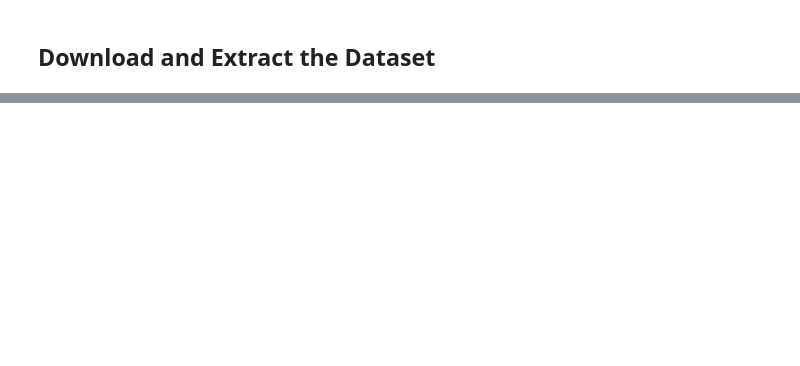
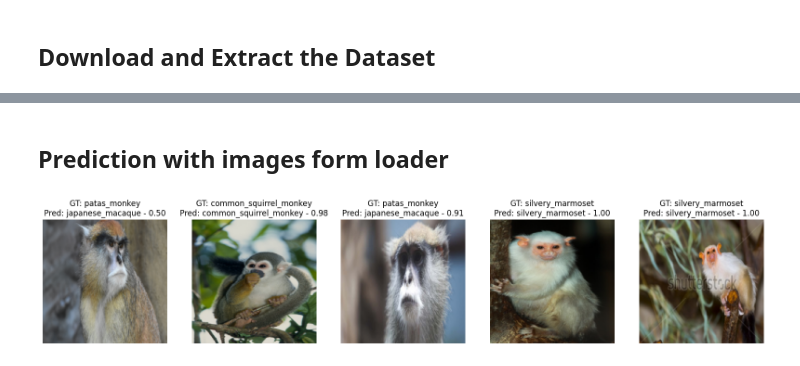
Before and after one commit to Jaiaaryan/CV_using_DL, a Jupyter notebook: 4_CNN_for_classification.ipynb, the cells around one changed output, grey strips where cells are left out. Saved outputs shown, nothing was run; the diff lists cells and outputs as text; code cells hidden in the pictures; blank space fills up the shorter version.

```diff
--- a/4_CNN_for_classification.ipynb
+++ b/4_CNN_for_classification.ipynb
@@ -53,0 +301,12 @@ set_seed()
+# %%
+cnn = MyModel()
+
+optimizer = Adam(cnn.parameters(), lr = train_config.learning_rate)
+DEVICE = torch.device("cuda") if torch.cuda.is_available() else "cpu"
+
+log_dir = "runs/80epochs-3.3M_param_dropout"
+
+writer = SummaryWriter(log_dir)
+
+dummy_input = (1,3,224,224)
+print(summary(cnn, dummy_input, row_settings=["var_names"], device="cpu" ))
@@ -53,0 +458,3 @@ set_seed()
+# %%
+cnn.load_state_dict(torch.load("best.pt"))
+cnn.eval()
@@ -53,0 +506,32 @@ set_seed()
+# %% [markdown]
+## Prediction with images form loader
+# %%
+def denormalize(image):
+    # mean and std deviation of the dataset
+    image = image * np.array(std) + np.array(mean)
+    return np.clip(image, 0, 1)
+
+def visualize_predictions(sample_images, sample_gt_labels, pred_indicies, pred_prob, num_images = 5):
+    fig = plt.figure(figsize=(20, 5))
+
+    for i in range(num_images):
+        idx = random.randint(0, len(sample_images)-1)
+        image = sample_images[idx].transpose(1,2,0)
+        label = sample_gt_labels[idx]
+        pred_label = pred_indicies[idx]
+        prob = pred_prob[idx]
+
+        image = denormalize(image)
+
+        ax = fig.add_subplot(1, num_images, i+1)
+        ax.imshow(image)
+        ax.set_title(f"GT: {class_mapping[label]}\nPred: {class_mapping[pred_label]} - {prob:.2f}")
+        ax.axis("off")
+
+    plt.show()
+# %%
+val_images, val_gt_labels, val_preds, val_pred_prob = prediction(cnn, val_loader)
+# %%
+visualize_predictions(val_images, val_gt_labels, val_preds, val_pred_prob, num_images=5)
+# %% [output]
+[figure, added]
```
Also changed, not shown: parts of 34 cells of this notebook, 2 other files.
